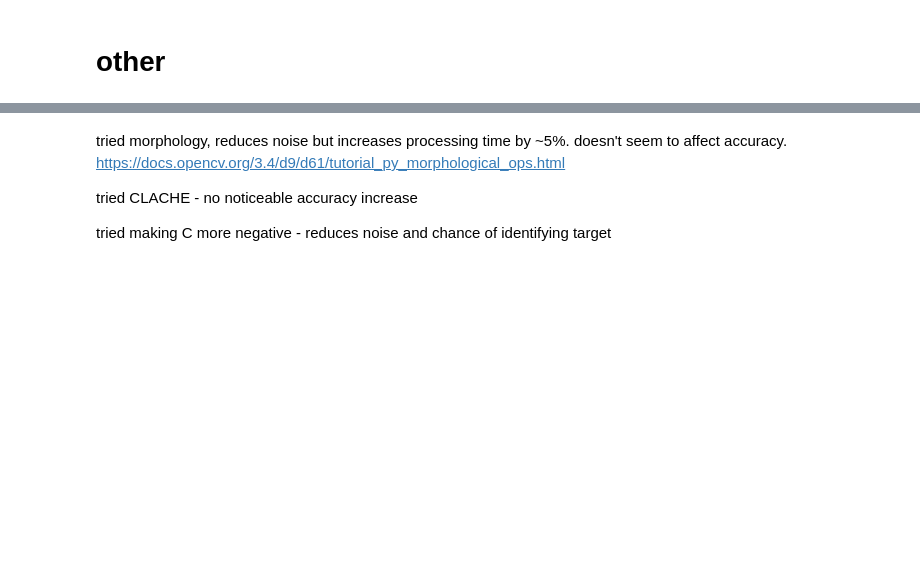
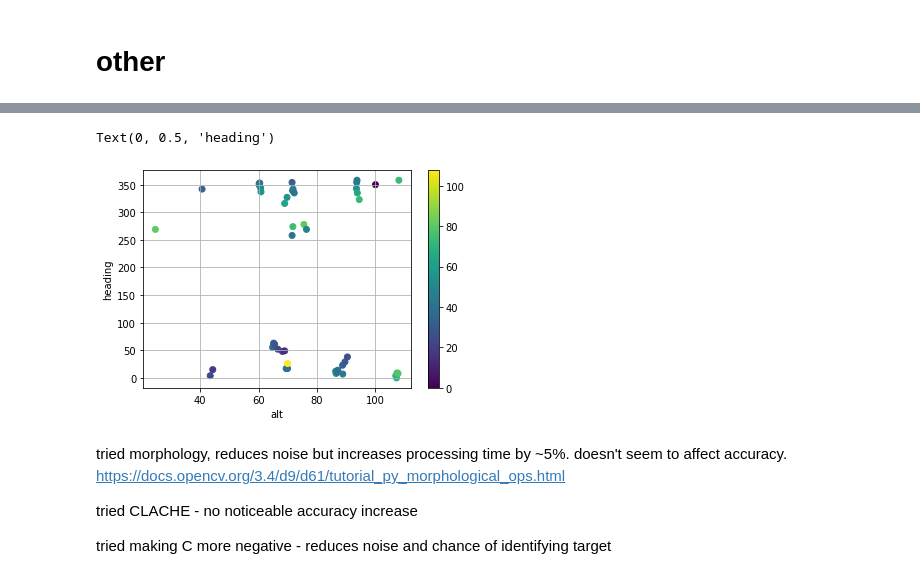
Before and after one commit to Team-Peryton/uas-theia, a Jupyter notebook: experiment.ipynb, the cells around one changed output, grey strips where cells are left out. Cells and saved outputs as stored; diff of their text form; code cells hidden in the pictures; blank space fills up the shorter version.

```diff
--- a/experiment.ipynb
+++ b/experiment.ipynb
@@ -557,0 +640,28 @@ Name: z, dtype: float64
+# %%
+import pyproj
+import math
+geodesic = pyproj.Geod(ellps='WGS84')
+df["bearing_act"] = df.apply(lambda row: geodesic.inv(target_location[0], target_location[1], row.lat, row.lon)[0], axis=1)
+df["distance_act"] = df.apply(lambda row: geodesic.inv(target_location[0], target_location[1], row.lat, row.lon)[2], axis=1)
+df["anglez_act"] = df.apply(lambda row: math.degrees(math.atan(row.distance_act/row.alt)), axis=1)
+
+RESOLUTION = np.array([1080, 1920]) # px
+ASPECT_RATIO = RESOLUTION[1]/RESOLUTION[0]
+SENSOR_W = 6.4 #mm
+SENSOR_H = SENSOR_W / ASPECT_RATIO #mm
+LENS_F = 6 #mm
+FOV_X = 2 * math.atan2(SENSOR_W/2, LENS_F)
+FOV_Y = 2 * math.atan2(SENSOR_H/2, LENS_F)
+print(FOV_X, FOV_Y)
+
+df["scale_x"] = df.apply(lambda row: 2*row.alt/(1920*((FOV_X)/2 + math.degrees(row.roll))), axis=1)
+df["scale_y"] = df.apply(lambda row: 2*row.alt/(1080*((FOV_Y)/2 + math.degrees(row.pitch))), axis=1)
+df["offset_x"] = df.apply(lambda row: row.scale_x*row.px*math.tan(row.roll), axis=1)
+df["offset_y"] = df.apply(lambda row: row.scale_y*row.py*math.tan(row.pitch), axis=1)
+R = lambda x: np.array([[math.cos(x), -math.sin(x)],[math.sin(x), math.cos(x)]])
+df["P"] = df.apply(lambda row: R(math.radians(row.heading)).T@np.array([row.offset_x, row.offset_y]), axis=1)
+df["est_lat"] = df.apply(lambda row: row.lat + row.P[0]/111320, axis=1)
+df["est_lon"] = df.apply(lambda row: row.lon + row.P[1]/(40075000 * math.cos(math.radians(row.lat))) / 360, axis=1)
+df["est_distance"] = df.apply(lambda row: math.sqrt(row.P[0]**2 + row.P[1]**2), axis=1)
+df["distance_error"] = df.apply(lambda row: geopy.distance.distance(target_location, (row.lat,row.lon)).m, axis=1)
+df
@@ -558,3 +734,13 @@ Name: z, dtype: float64
+# %%
+plt.figure(10)
+plt.scatter(df.alt, df.heading, c=df.distance_error, cmap='viridis')
+plt.colorbar()
+plt.grid()
+plt.xlabel("alt")
+plt.ylabel("heading")
+# %% [output]
+Text(0, 0.5, 'heading')
+[figure, added]
 # %% [markdown]
 tried morphology, reduces noise but increases processing time by ~5%. doesn't seem to affect accuracy.
 https://docs.opencv.org/3.4/d9/d61/tutorial_py_morphological_ops.html
```
Also changed, not shown: parts of 10 cells of this notebook, 1 other file.
